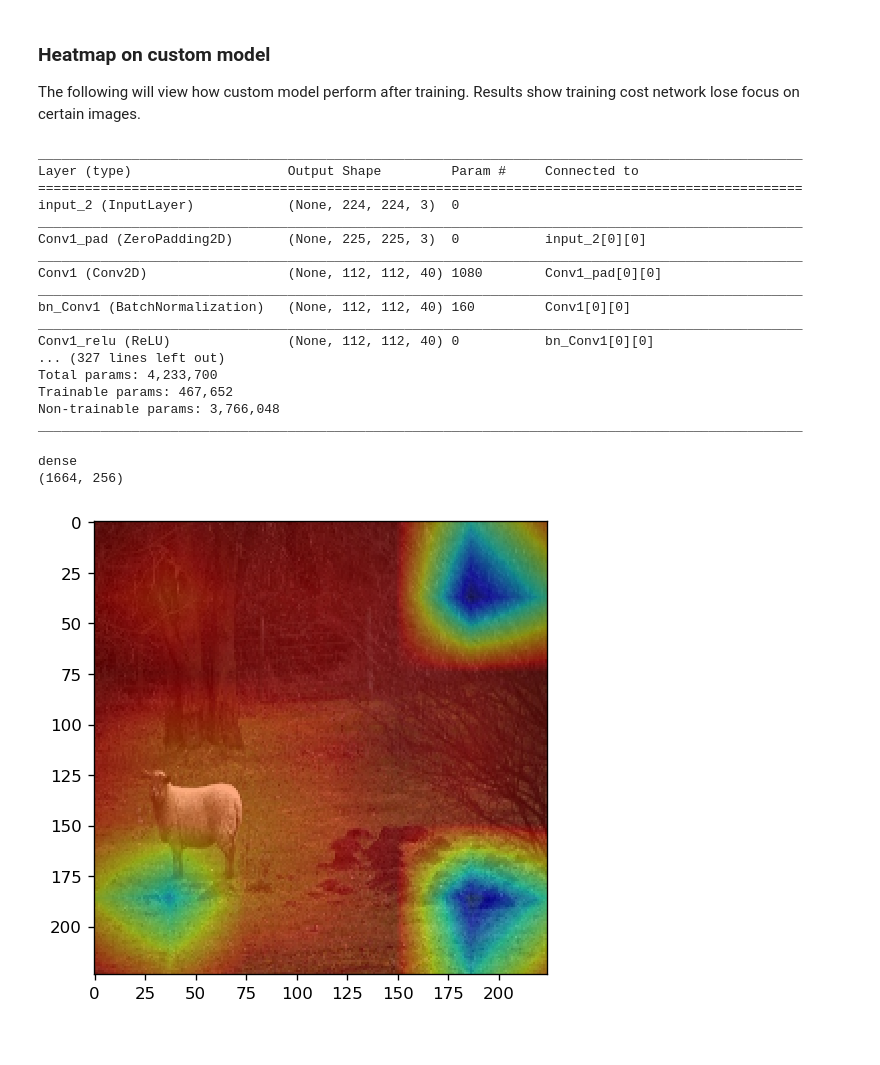
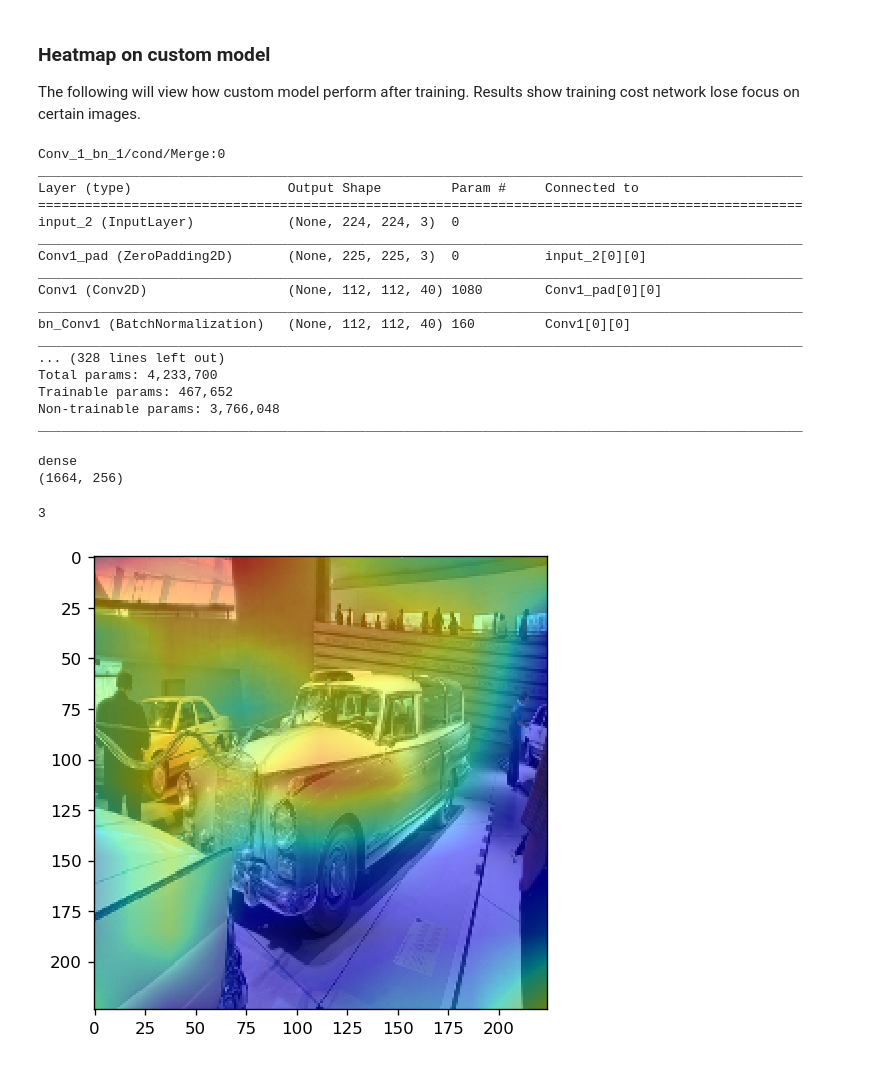
Before and after one commit to Niellai/ObjectDetection, a Jupyter notebook: 4_Object_detection_heatmap.ipynb, the cells around one changed output. Cells and saved outputs as stored; diff of their text form; code cells hidden in the pictures.

Commit message:
Clear heatmap bug
Custom model could now visualize  CAM correctly

```diff
--- a/4_Object_detection_heatmap.ipynb
+++ b/4_Object_detection_heatmap.ipynb
@@ -293,11 +306,12 @@ def create_model(trainable=False):
 # %%
 model = create_model()
 
-WEIGHTS_FILE = "model-0.52.h5"
+WEIGHTS_FILE = "models/model-0.52.h5"
 model.load_weights(WEIGHTS_FILE)
 
 model.summary()
 # %% [output]
+Conv_1_bn_1/cond/Merge:0
 __________________________________________________________________________________________________
 Layer (type)                    Output Shape         Param #     Connected to
 ==================================================================================================
@@ -309,8 +323,7 @@ Conv1 (Conv2D)                  (None, 112, 112, 40) 1080        Conv1_pad[0][0]
 __________________________________________________________________________________________________
 bn_Conv1 (BatchNormalization)   (None, 112, 112, 40) 160         Conv1[0][0]
 __________________________________________________________________________________________________
-Conv1_relu (ReLU)               (None, 112, 112, 40) 0           bn_Conv1[0][0]
-... (327 lines left out)
+... (328 lines left out)
 Total params: 4,233,700
 Trainable params: 467,652
 Non-trainable params: 3,766,048
@@ -382,9 +364,10 @@ def plot_CAM(img_path, ax, model, layer_weights):
 # %%
-data = val_dataset[15]
+data = val_dataset[14]
 img_path = os.path.join(image_path, data["image"]['file_name'])
 
 fig, ax = plt.subplots(figsize=(5, 5), dpi= 120)
 plot_CAM(img_path, ax, model, layer_weights)
 plt.show()
 # %% [output]
+3
-[figure, old version]
+[figure, new version]
```
Also changed, not shown: parts of 12 cells of this notebook, 6 other files.
